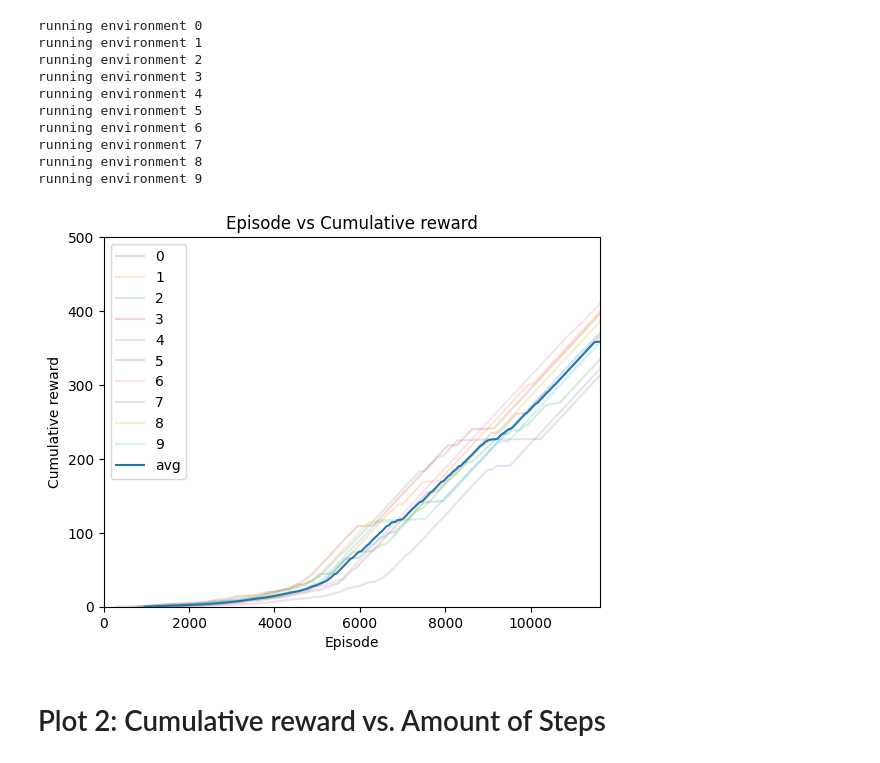
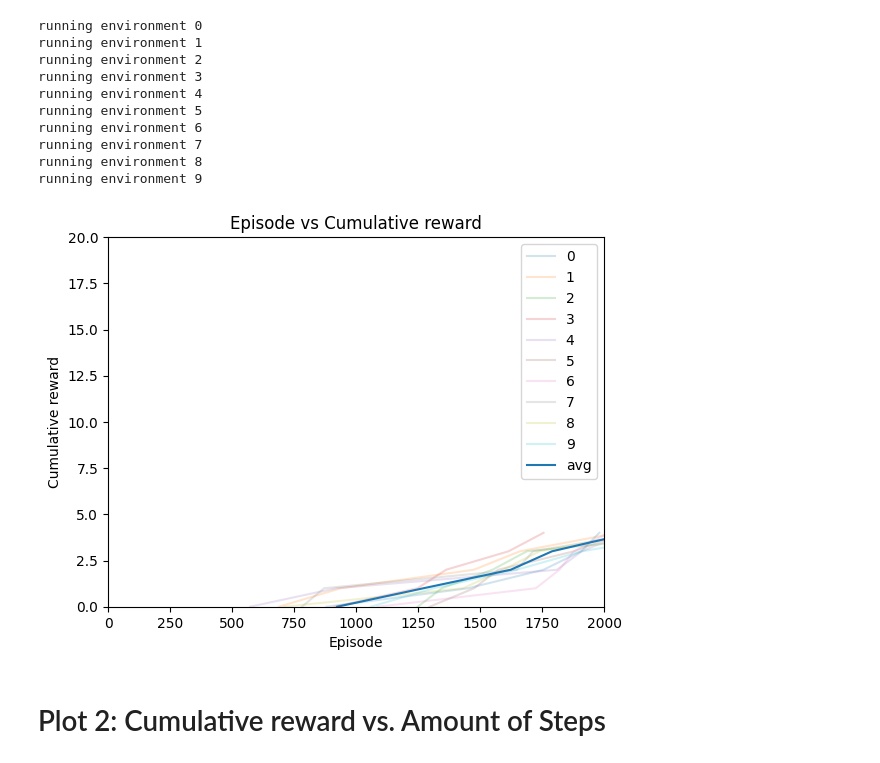
Before and after one commit to Schmiddi3110/MasterStudium, a Jupyter notebook: DRL/Studienarbeiten/Studienarbeit1/test.ipynb, the cells around one changed output. Drawn from its saved outputs; the diff is of its cells as text; code cells hidden in the pictures.

```diff
--- a/DRL/Studienarbeiten/Studienarbeit1/test.ipynb
+++ b/DRL/Studienarbeiten/Studienarbeit1/test.ipynb
@@ -121,11 +142,11 @@ for row in env.grid:
 # Plot 1
 # %%
 #Hyperparameters not yet found via optuna
-ALPHA = 0.6660010689218203
-GAMMA =  0.9955785729498876
-EPISODES = 11620
-MAX_EPISODE_LENGTH = 1544
-INIT_REWARD = 5
+ALPHA = 0.9828603466536783
+GAMMA =  0.9999288284265999
+EPISODES = 5
+MAX_EPISODE_LENGTH = 3858
+INIT_REWARD = 1
 
 data1={}
 envs1 = []
@@ -149,32 +170,32 @@ running environment 9
 # %%
 x_data_avg = np.zeros((EPISODES))
 y_data_avg = np.zeros((EPISODES))
 
 fig, ax = plt.subplots()
 for i in range(data1.keys().__len__()):
     x_data = np.cumsum([value[0] for value in list(data1[i].values())])
     x_data_avg = [sum(x) for x in zip(x_data, x_data_avg)]
 
     ax.plot(x_data, range(len(x_data)), label=i, alpha = 0.2)
 
 x_data_avg = [a/10 for a in x_data_avg]
 #y_data_avg = [a/10 for a in y_data_avg]
 
 ax.plot(x_data_avg, range(len(x_data)), label="avg")
 
 # Adding labels and title
 plt.xlabel('Episode')
 plt.ylabel('Cumulative reward')
 plt.title('Episode vs Cumulative reward')
-plt.ylim(0,500)
-plt.xlim(0,len(x_data))
+plt.ylim(0,20)
+plt.xlim(0,2000)
 
 plt.legend()
 
 # Display the plot
 plt.show()
 # %% [output]
-[figure, old version]
+[figure, new version]
 # %% [markdown]
 # Plot 2: Cumulative reward vs. Amount of Steps
 # %%
```
Also changed, not shown: parts of 3 cells of this notebook, 5 other files.
